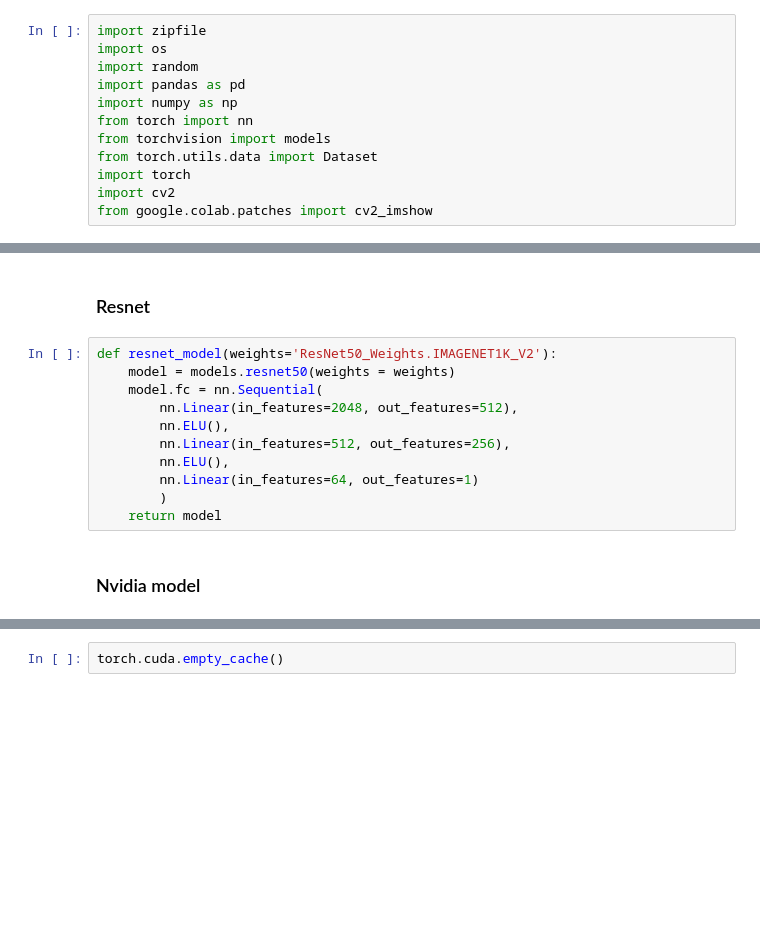
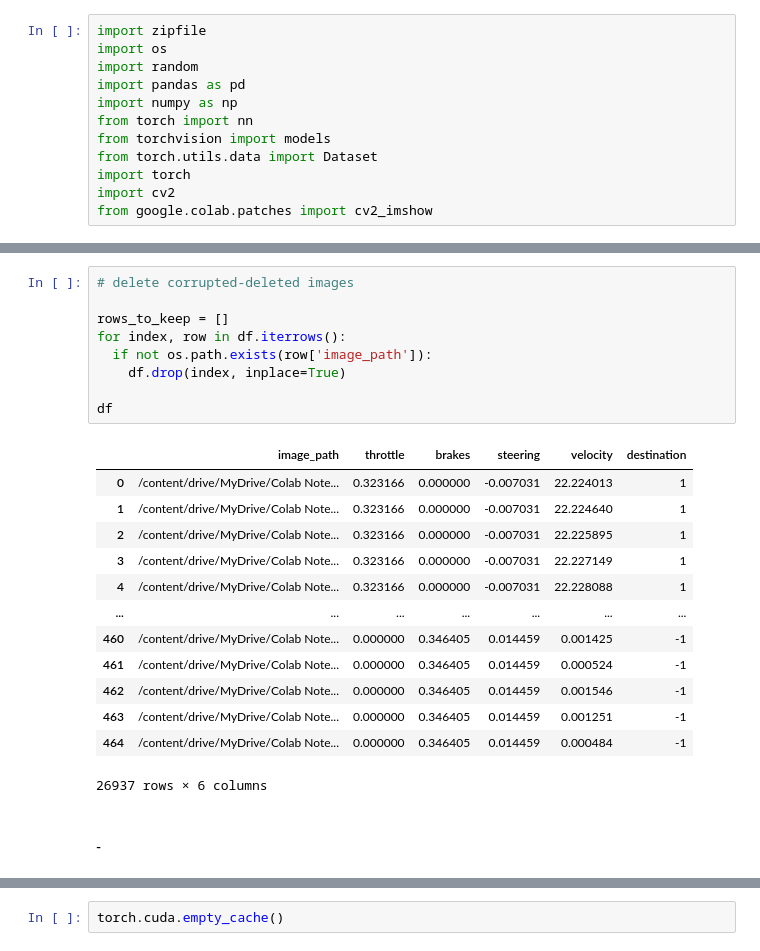
Before and after one commit to Aristotelis1/TUMDriving, a Jupyter notebook: src/notebooks/TUMsimulator_self_driving.ipynb, the cells around one changed output, grey strips where cells are left out. Saved outputs shown, nothing was run; the diff lists cells and outputs as text; blank space fills up the shorter version.

```diff
--- a/src/notebooks/TUMsimulator_self_driving.ipynb
+++ b/src/notebooks/TUMsimulator_self_driving.ipynb
@@ -21,15 +71,25 @@ for dataset in DATASETS:
+# %%
+# delete corrupted-deleted images
+
+rows_to_keep = []
+for index, row in df.iterrows():
+  if not os.path.exists(row['image_path']):
+    df.drop(index, inplace=True)
+
+df
+# %% [output]
+|  | image_path | throttle | brakes | steering | velocity | destination |
+| 0 | /content/drive/MyDrive/Colab Note... | 0.323166 | 0.000000 | -0.007031 | 22.224013 | 1 |
+| 1 | /content/drive/MyDrive/Colab Note... | 0.323166 | 0.000000 | -0.007031 | 22.224640 | 1 |
+| 2 | /content/drive/MyDrive/Colab Note... | 0.323166 | 0.000000 | -0.007031 | 22.225895 | 1 |
+| 3 | /content/drive/MyDrive/Colab Note... | 0.323166 | 0.000000 | -0.007031 | 22.227149 | 1 |
+| 4 | /content/drive/MyDrive/Colab Note... | 0.323166 | 0.000000 | -0.007031 | 22.228088 | 1 |
+| ... | ... | ... | ... | ... | ... | ... |
+| 460 | /content/drive/MyDrive/Colab Note... | 0.000000 | 0.346405 | 0.014459 | 0.001425 | -1 |
+| 461 | /content/drive/MyDrive/Colab Note... | 0.000000 | 0.346405 | 0.014459 | 0.000524 | -1 |
+| 462 | /content/drive/MyDrive/Colab Note... | 0.000000 | 0.346405 | 0.014459 | 0.001546 | -1 |
+| 463 | /content/drive/MyDrive/Colab Note... | 0.000000 | 0.346405 | 0.014459 | 0.001251 | -1 |
+| 464 | /content/drive/MyDrive/Colab Note... | 0.000000 | 0.346405 | 0.014459 | 0.000484 | -1 |
+26937 rows × 6 columns
 # %% [markdown]
-### Resnet
+#### -
-# %%
-def resnet_model(weights='ResNet50_Weights.IMAGENET1K_V2'):
-    model = models.resnet50(weights = weights)
-    model.fc = nn.Sequential(
-        nn.Linear(in_features=2048, out_features=512),
-        nn.ELU(),
-        nn.Linear(in_features=512, out_features=256),
-        nn.ELU(),
-        nn.Linear(in_features=64, out_features=1)
-        )
-    return model
-# %% [markdown]
-### Nvidia model
```
Also changed, not shown: parts of 46 cells of this notebook.
